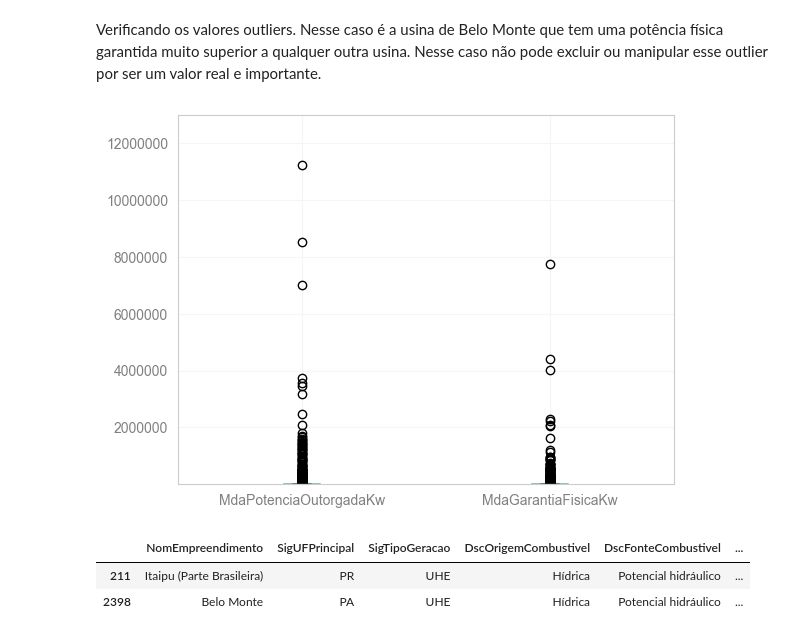
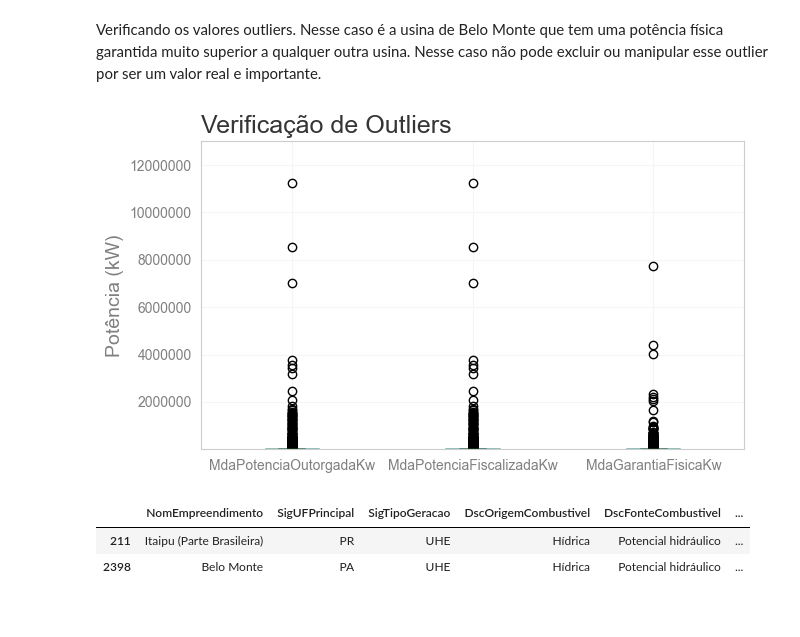
Before and after one commit to lpfnascimento/eda-brasilian-energy-matrix, a Jupyter notebook: TG-aneel-energia.ipynb, the cells around one changed output. Saved outputs shown, nothing was run; the diff lists cells and outputs as text; code cells hidden in the pictures.

```diff
--- a/TG-aneel-energia.ipynb
+++ b/TG-aneel-energia.ipynb
@@ -295,12 +295,15 @@ dtype: int64
 Verificando os valores outliers. Nesse caso é a usina de Belo Monte que tem uma potência física garantida muito superior a qualquer outra usina. Nesse caso não pode excluir ou manipular esse outlier por ser um valor real e importante.
 # %%
 #outlier
-ax = df.boxplot(column=['MdaPotenciaOutorgadaKw','MdaGarantiaFisicaKw'])
+ax = df.boxplot(column=['MdaPotenciaOutorgadaKw','MdaPotenciaFiscalizadaKw','MdaGarantiaFisicaKw'])
 ax.set_ylim(1, 13000000)
 plt.ticklabel_format(style='plain', axis='y', useOffset=False)
+ax.set_title('Verificação de Outliers', loc='left', fontsize=18, color="#353535")
+ax.set_ylabel('Potência (kW)', fontsize=14,  color="#808080")
+ax.figure.set_size_inches(7,4)
 ax=plt.show
 # %% [output]
-[figure, old version]
+[figure, new version]
 # %%
 df[(df['NomEmpreendimento'] == 'Itaipu (Parte Brasileira)') | (df['NomEmpreendimento'] == 'Belo Monte')]
 # %% [output]
```
Also changed, not shown: parts of 26 cells of this notebook.
